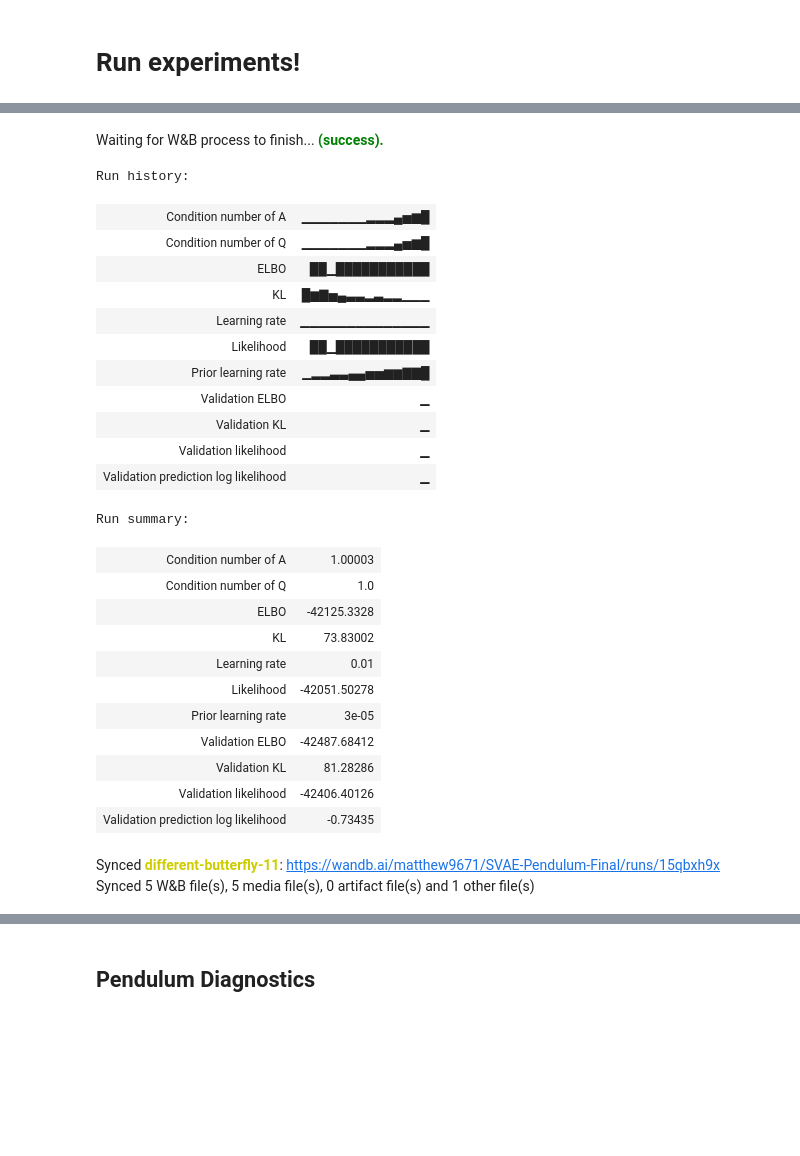
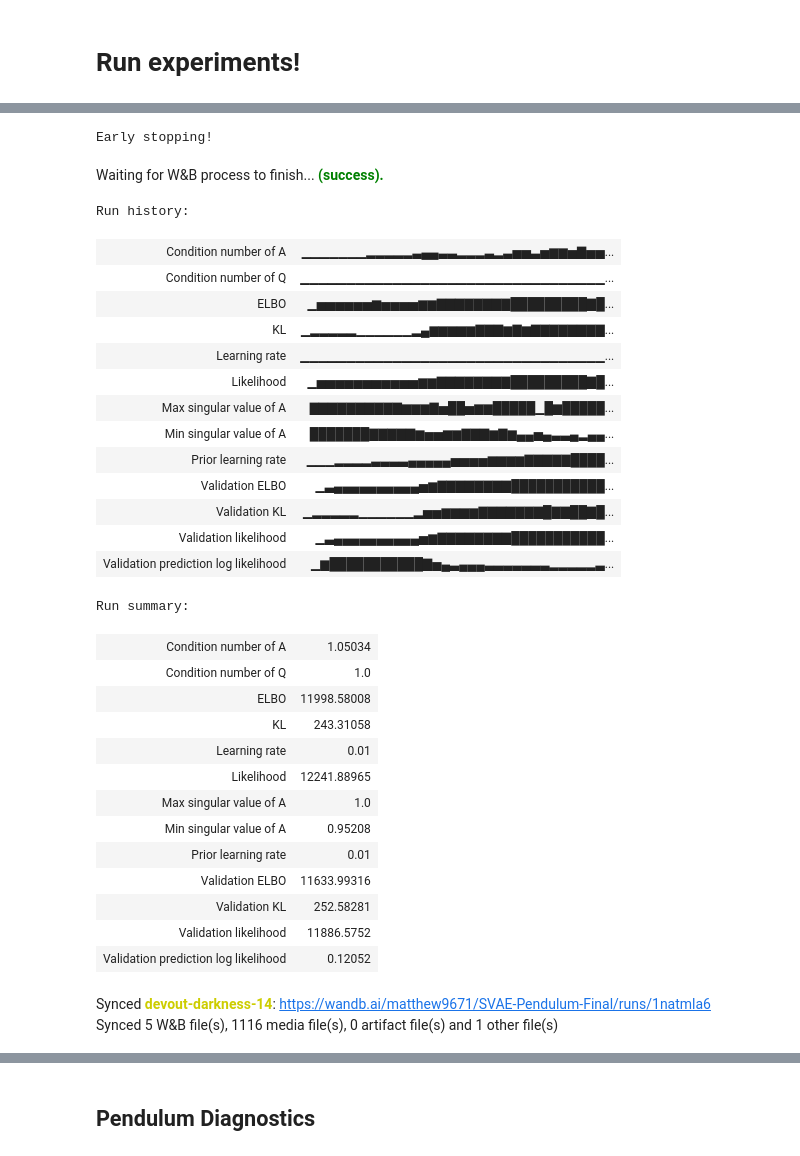
Before and after one commit to matthew9671/MattLab, a Jupyter notebook: Revisiting_SVAE.ipynb, the cells around one changed output, grey strips where cells are left out. Drawn from its saved outputs; the diff is of its cells as text; code cells hidden in the pictures; blank space fills up the shorter version.

```diff
--- a/Revisiting_SVAE.ipynb
+++ b/Revisiting_SVAE.ipynb
@@ -2067,7 +2095,7 @@ def validation_log_to_wandb(trainer, loss_out, data_dict):
         pred_ll = np.mean(aux["prediction_ll"])
         visualizations = {
             "Validation reconstruction": visualizations["Reconstruction"],
-            "Validation posterior Sample": visualizations["Posterior Sample"],
+            "Validation posterior sample": visualizations["Posterior Sample"],
             "Validation prediction log likelihood": pred_ll
         }
 
@@ -2085,6 +2113,7 @@ def log_to_wandb(trainer, loss_out, data_dict, grads):
     itr = len(trainer.train_losses) - 1
     if len(trainer.train_losses) == 1:
         wandb.init(project=project_name, group=group_name, config=p)
+        pprint(p)
 
     obj, aux = loss_out
     elbo = -obj
@@ -2105,7 +2134,8 @@ def log_to_wandb(trainer, loss_out, data_dict, grads):
     eigs = eigh(Q)[0]
     Q_cond_num = np.max(eigs) / np.min(eigs)
     svs = svd(A)[1]
-    A_cond_num = np.max(svs) / np.min(svs)
+    max_sv, min_sv = np.max(svs), np.min(svs)
+    A_cond_num = max_sv / min_sv
 
     # Also log the prior params gradients
     # prior_grads = grads["prior_params"]["sgd_params"]
@@ -2133,7 +2163,8 @@ def log_to_wandb(trainer, loss_out, data_dict, grads):
     prior_lr = p["prior_learning_rate"]
     prior_lr = prior_lr if isinstance(prior_lr, float) else prior_lr(itr)
 
-    to_log = { "ELBO": elbo, "KL": kl, "Likelihood": ell, #"Prior graident norm": prior_grads_norm,
+    to_log = { "ELBO": elbo, "KL": kl, "Likelihood": ell, # "Prior graident norm": prior_grads_norm,
+               "Max singular value of A": max_sv, "Min singular value of A": min_sv,
                "Condition number of A": A_cond_num, "Condition number of Q": Q_cond_num,
                "Learning rate": lr, "Prior learning rate": prior_lr }
     to_log.update(visualizations)
@@ -2263,6 +2294,10 @@ def svae_update(params, grads, opts, opt_states, model, aux, **train_params):
             params["prior_params"]["Q"] = old_Q
             params["prior_params"]["b"] = old_b
 
+        if (train_params.get("constrain_dynamics")):
+            # Scale A so that its maximum singular value does not exceed 1
+            params["prior_params"]["A"] = scale_singular_values(params["prior_params"]["A"])
+
     return params, (rec_opt_state, dec_opt_state, prior_opt_state)
 # %%
 # @title Model initialization and trainer
@@ -3090,7 +3125,9 @@ def get_lr(params, max_iters):
     prior_base_lr = params["prior_base_lr"]
     lr = base_lr
     prior_lr = prior_base_lr
+    pprint(params)
     if params["lr_decay"]:
+        print("Using learning rate decay!")
         lr = opt.exponential_decay(init_value=base_lr,
                                      transition_steps=max_iters,
                                      decay_rate=0.99,
@@ -3255,7 +3292,8 @@ def expand_pendulum_parameters(params):
         "mask_type": "potential" if params["inference_method"] == "svae" else "data",
         "learning_rate": lr,
         "prior_learning_rate": prior_lr,
-        "use_validation": True
+        "use_validation": True,
+        "constrain_dynamics": True
     }
     extended_params.update(inf_params)
     # This allows us to override ANY of the above...!
@@ -3265,7 +3303,7 @@ def expand_pendulum_parameters(params):
 # @title Pendulum run params
 run_params = {
     # Most important: inference method
-    "inference_method": "cdkf",
+    "inference_method": "svae",
     # Relevant dimensions
     "latent_dims": 2,
     "rnn_dims": 10,
@@ -3273,7 +3311,7 @@ run_params = {
     "dataset_size": "medium", # "small", "medium", "large"
     "snr": "medium", # "small", "medium", "large"
     "use_natural_grad": False,
-    "constrain_prior": False,
+    "constrain_prior": True,
     "base_lr": 1e-2,
     "prior_base_lr": 1e-2,
     "prior_lr_warmup": True,
@@ -3282,7 +3320,7 @@ run_params = {
     # The only pendulum-specific entry, will be overridden by params expander
     "mask_size": 40,
     # "plot_interval": 1,
-    "mask_start": 200,#1000
+    "mask_start": 0,#1000
 }
 
 # methods = {
@@ -3302,7 +3340,7 @@ run_variations = seeds#dict_product(seeds, methods)
 # %%
 # @title Run the pendulum experiments
 jax.config.update("jax_debug_nans", True)
-jax.config.update("jax_enable_x64", True)
+jax.config.update("jax_enable_x64", False)
 
 results = experiment_scheduler(run_params,
                     #  run_variations=run_variations,
@@ -3338,27 +3392,32 @@ Early stopping!
+Early stopping!
 Waiting for W&B process to finish... (success).
-Run history:
+Run history:
-| Condition number of A | ▁▁▁▁▁▁▁▂▂▂▄▅▆█ |
-| Condition number of Q | ▁▁▁▁▁▁▁▂▂▂▄▅▆█ |
-| ELBO | ██▁███████████ |
-| KL | █▆▇▅▄▃▃▂▃▂▂▁▁▁ |
-| Learning rate | ▁▁▁▁▁▁▁▁▁▁▁▁▁▁ |
-| Likelihood | ██▁███████████ |
-| Prior learning rate | ▁▂▂▃▃▄▄▅▅▆▆▇▇█ |
-| Validation ELBO | ▁ |
-| Validation KL | ▁ |
-| Validation likelihood | ▁ |
-| Validation prediction log likelihood | ▁ |
+| Condition number of A | ▁▁▁▁▁▁▁▂▂▂▂▂▃▄▄▃▃▂▂▂▃▂▃▅▅▃▅▆▆▅▇▅▅... |
+| Condition number of Q | ▁▁▁▁▁▁▁▁▁▁▁▁▁▁▁▁▁▁▁▁▁▁▁▁▁▁▁▁▁▁▁▁▁... |
+| ELBO | ▁▅▅▅▅▅▅▆▅▅▅▅▆▆▇▇▇▇▇▇▇▇█████████▇█... |
+| KL | ▁▂▂▂▂▂▁▁▁▁▁▁▂▄▆▆▆▆▆▇▇▇▆▇▆▇▇▇▇▇▇▇▇... |
+| Learning rate | ▁▁▁▁▁▁▁▁▁▁▁▁▁▁▁▁▁▁▁▁▁▁▁▁▁▁▁▁▁▁▁▁▁... |
+| Likelihood | ▁▅▅▅▅▅▅▅▅▅▅▅▆▆▇▇▇▇▇▇▇▇█████████▇█... |
+| Max singular value of A | ▇▇▇▇▇▇▇▇▇▇▆▆▆▇▅██▅▆▆█████▁█▆█████... |
+| Min singular value of A | ███████▇▇▇▇▇▆▅▅▆▆▇▇▇▆▇▆▄▄▅▄▃▃▄▂▄▄... |
+| Prior learning rate | ▁▁▁▂▂▂▂▃▃▃▃▄▄▄▄▄▅▅▅▅▆▆▆▆▇▇▇▇▇████... |
+| Validation ELBO | ▁▃▄▄▄▄▄▄▄▄▄▄▅▆▇▇▇▇▇▇▇▇███████████... |
+| Validation KL | ▁▂▂▂▂▂▁▁▁▁▁▁▂▅▅▆▆▆▆▇▇▇▇▇▇▇█▇▇██▇█... |
+| Validation likelihood | ▁▃▄▄▄▄▄▄▄▄▄▄▅▆▇▇▇▇▇▇▇▇███████████... |
+| Validation prediction log likelihood | ▁▆███████████▇▅▄▃▄▄▄▃▃▃▃▃▃▃▂▂▂▂▂▃... |
-Run summary:
+Run summary:
-| Condition number of A | 1.00003 |
+| Condition number of A | 1.05034 |
 | Condition number of Q | 1.0 |
-| ELBO | -42125.3328 |
-| KL | 73.83002 |
+| ELBO | 11998.58008 |
+| KL | 243.31058 |
 | Learning rate | 0.01 |
-| Likelihood | -42051.50278 |
-| Prior learning rate | 3e-05 |
-| Validation ELBO | -42487.68412 |
-| Validation KL | 81.28286 |
-| Validation likelihood | -42406.40126 |
-| Validation prediction log likelihood | -0.73435 |
+| Likelihood | 12241.88965 |
+| Max singular value of A | 1.0 |
+| Min singular value of A | 0.95208 |
+| Prior learning rate | 0.01 |
+| Validation ELBO | 11633.99316 |
+| Validation KL | 252.58281 |
+| Validation likelihood | 11886.5752 |
+| Validation prediction log likelihood | 0.12052 |
-Synced different-butterfly-11: https://wandb.ai/matthew9671/SVAE-Pendulum-Final/runs/15qbxh9x
-Synced 5 W&B file(s), 5 media file(s), 0 artifact file(s) and 1 other file(s)
+Synced devout-darkness-14: https://wandb.ai/matthew9671/SVAE-Pendulum-Final/runs/1natmla6
+Synced 5 W&B file(s), 1116 media file(s), 0 artifact file(s) and 1 other file(s)
```
Also changed, not shown: parts of 2 cells of this notebook.
